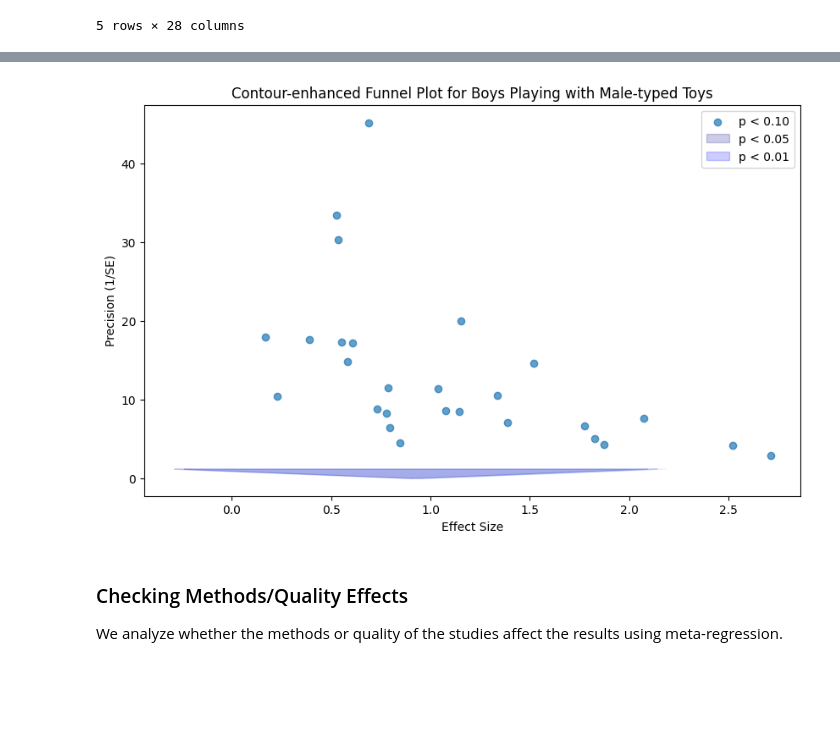
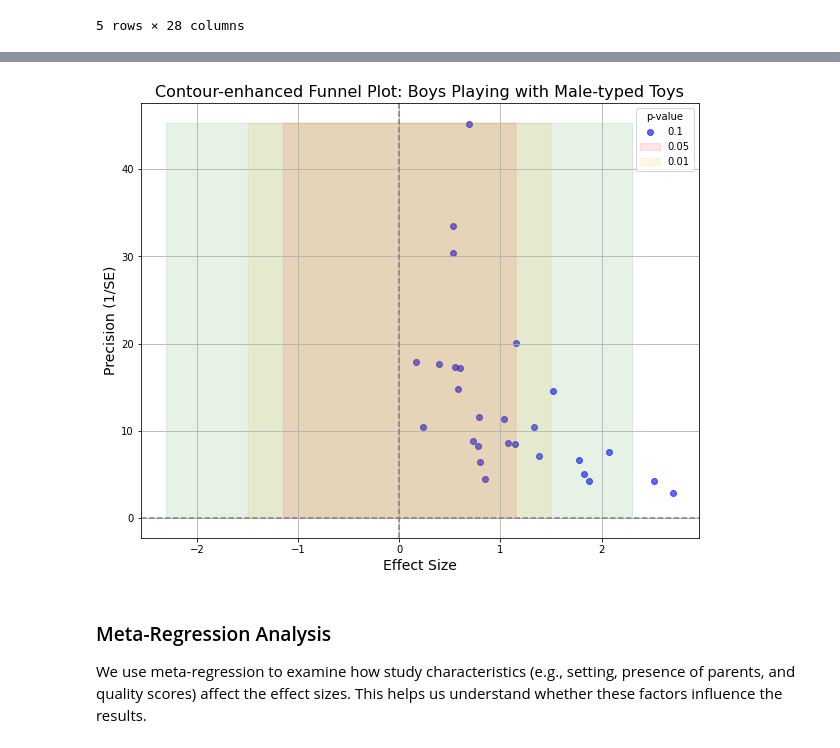
Before and after one commit to WHardyUW/RRcourse2024, a Jupyter notebook: 11. Metaanalysis/Metaanalysis_solution.ipynb, the cells around one changed output, grey strips where cells are left out. Drawn from its saved outputs; the diff is of its cells as text; code cells hidden in the pictures; blank space fills up the shorter version.

```diff
--- a/11. Metaanalysis/Metaanalysis_solution.ipynb
+++ b/11. Metaanalysis/Metaanalysis_solution.ipynb
@@ -118,25 +126,23 @@ To add more details, we can create a contour-enhanced funnel plot:
 # %%
-# Add contour-enhanced features to the funnel plot for boys playing with male-typed toys
-plt.figure(figsize=(10, 6))
-plt.scatter(data['TE_boys_male'], 1 / data['seTE_boys_male'], alpha=0.7)
-contour_levels = [0.90, 0.95, 0.99]
-contour_colors = ['darkblue', 'blue', 'lightblue']
-for level, color in zip(contour_levels, contour_colors):
-    plt.fill_betweenx(
-        np.arange(0, 1.2, 0.01),
-        level - np.arange(0, 1.2, 0.01),
-        level + np.arange(0, 1.2, 0.01),
-        color=color, alpha=0.2
-    )
-plt.title('Contour-enhanced Funnel Plot for Boys Playing with Male-typed Toys')
-plt.xlabel('Effect Size')
-plt.ylabel('Precision (1/SE)')
-plt.legend(['p < 0.10', 'p < 0.05', 'p < 0.01'], loc='upper right')
+# Contour-enhanced funnel plot for boys with male-typed toys
+plt.figure(figsize=(10, 8))
+plt.scatter(data['TE_boys_male'], 1 / data['seTE_boys_male'], c='blue', alpha=0.6)
+x = np.linspace(min(data['TE_boys_male']), max(data['TE_boys_male']), 100)
+for alpha, color in zip([0.1, 0.05, 0.01], ['red', 'orange', 'green']):
+    plt.fill_betweenx(np.arange(0, max(1 / data['seTE_boys_male']) + 0.1, 0.01),
+                      -np.log(alpha)/2, np.log(alpha)/2, color=color, alpha=0.1)
+plt.axhline(y=0, color='gray', linestyle='--')
+plt.axvline(x=0, color='gray', linestyle='--')
+plt.title('Contour-enhanced Funnel Plot: Boys Playing with Male-typed Toys', fontsize=16)
+plt.xlabel('Effect Size', fontsize=14)
+plt.ylabel('Precision (1/SE)', fontsize=14)
+plt.legend(['0.1', '0.05', '0.01'], title='p-value')
+plt.grid(True)
 plt.show()
 # %% [output]
-[figure, old version]
+[figure, new version]
-# %% [markdown]
-### Checking Methods/Quality Effects
-
-We analyze whether the methods or quality of the studies affect the results using meta-regression.
+# %% [markdown]
+### Meta-Regression Analysis
+
+We use meta-regression to examine how study characteristics (e.g., setting, presence of parents, and quality scores) affect the effect sizes. This helps us understand whether these factors influence the results.
 # %%
```
Also changed, not shown: parts of 21 cells of this notebook, 6 other files.
